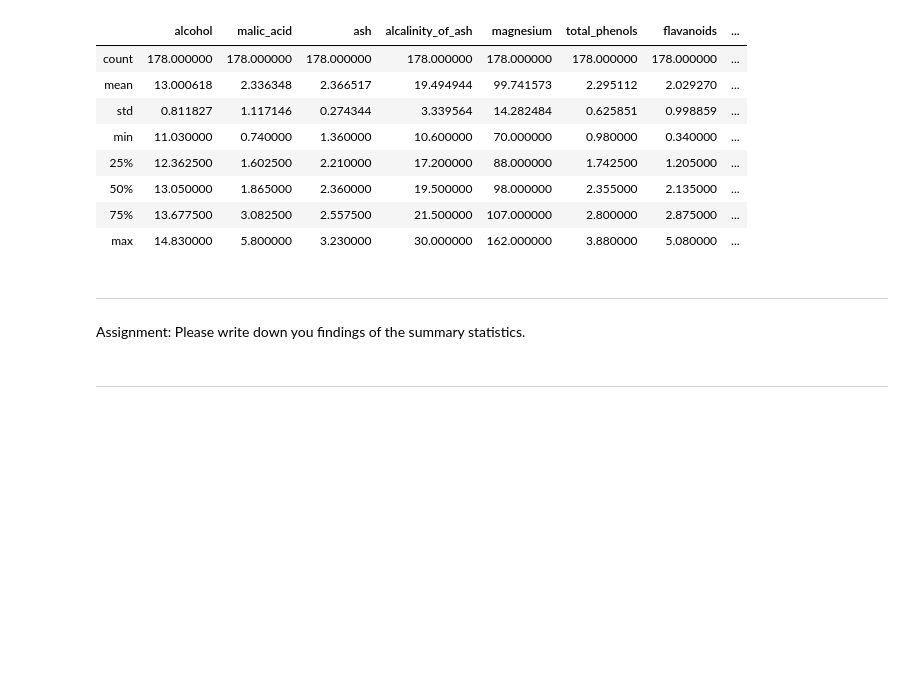
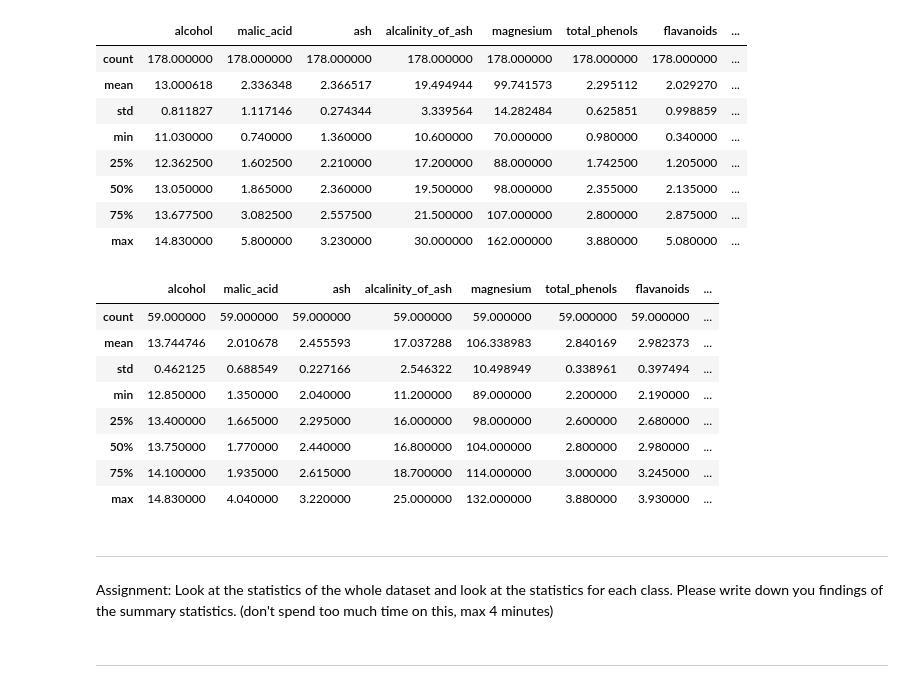
Before and after one commit to gnireot/tias_data_science, a Jupyter notebook: EDA assignment TIAS.ipynb, the cells around one changed output. Drawn from its saved outputs; the diff is of its cells as text; code cells hidden in the pictures; blank space fills up the shorter version.

```diff
--- a/EDA assignment TIAS.ipynb
+++ b/EDA assignment TIAS.ipynb
@@ -111,10 +111,24 @@ dfdata.describe()
 | 50% | 13.050000 | 1.865000 | 2.360000 | 19.500000 | 98.000000 | 2.355000 | 2.135000 | ... |
 | 75% | 13.677500 | 3.082500 | 2.557500 | 21.500000 | 107.000000 | 2.800000 | 2.875000 | ... |
 | max | 14.830000 | 5.800000 | 3.230000 | 30.000000 | 162.000000 | 3.880000 | 5.080000 | ... |
+# %%
+#You can also print these statistics for just a single class (one third of the data)
+#print and look at the statistics for each of the three classes : class_0, class_1 & class_2
+dfdata[dfdata['class'] == 'class_0'].describe()
+# %% [output]
+|  | alcohol | malic_acid | ash | alcalinity_of_ash | magnesium | total_phenols | flavanoids | ... |
+| count | 59.000000 | 59.000000 | 59.000000 | 59.000000 | 59.000000 | 59.000000 | 59.000000 | ... |
+| mean | 13.744746 | 2.010678 | 2.455593 | 17.037288 | 106.338983 | 2.840169 | 2.982373 | ... |
+| std | 0.462125 | 0.688549 | 0.227166 | 2.546322 | 10.498949 | 0.338961 | 0.397494 | ... |
+| min | 12.850000 | 1.350000 | 2.040000 | 11.200000 | 89.000000 | 2.200000 | 2.190000 | ... |
+| 25% | 13.400000 | 1.665000 | 2.295000 | 16.000000 | 98.000000 | 2.600000 | 2.680000 | ... |
+| 50% | 13.750000 | 1.770000 | 2.440000 | 16.800000 | 104.000000 | 2.800000 | 2.980000 | ... |
+| 75% | 14.100000 | 1.935000 | 2.615000 | 18.700000 | 114.000000 | 3.000000 | 3.245000 | ... |
+| max | 14.830000 | 4.040000 | 3.220000 | 25.000000 | 132.000000 | 3.880000 | 3.930000 | ... |
 # %% [markdown]
 -------------------------------------------------------------------------------------------------------------------------------
-# %% [markdown]
-Assignment: Please write down you findings of the summary statistics.
+# %% [markdown]
+Assignment: Look at the statistics of the whole dataset and look at the statistics for each class. Please write down you findings of the summary statistics. (don't spend too much time on this, max 4 minutes)
 # %% [markdown]
 -------------------------------------------------------------------------------------------------------------------------------
 # %% [markdown]
```
Also changed, not shown: parts of 1 cell of this notebook.
